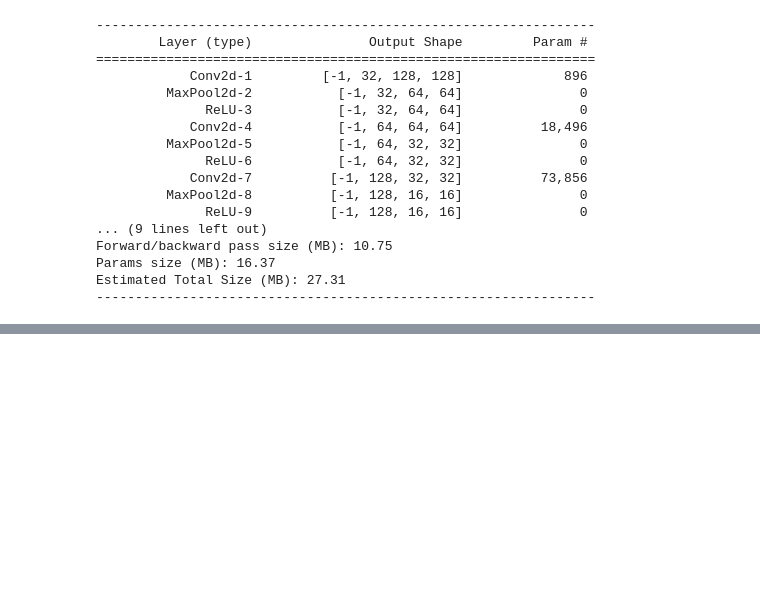
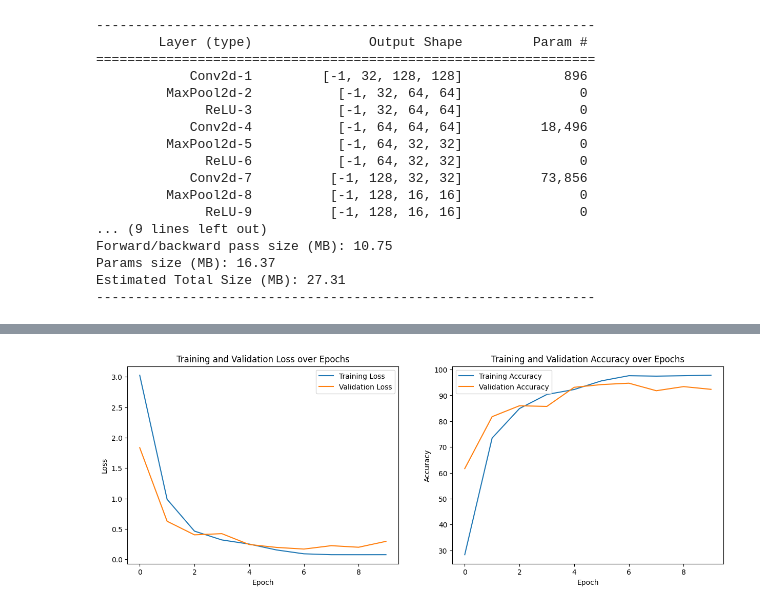
Before and after one commit to ronronrivera/deep_learning-notebooks, a Jupyter notebook: american-sign-language-detection.ipynb, the cells around one changed output, grey strips where cells are left out. Drawn from its saved outputs; the diff is of its cells as text; code cells hidden in the pictures; blank space fills up the shorter version.

Commit message:
test the model and it return with 97% test accuracy, also visualize the loss and accuracy for better understanding of the model, ready to test on my machine for inference

```diff
--- a/american-sign-language-detection.ipynb
+++ b/american-sign-language-detection.ipynb
@@ -301,0 +332,26 @@ Validation Accuracy: 95.50%
+# %%
+import matplotlib.pyplot as plt
+
+# 1. Create subplots
+fig, axs = plt.subplots(nrows=1, ncols=2, figsize=(15, 5))
+
+# 2. Left Subplot: Loss
+axs[0].plot(total_loss_train_plot, label='Training Loss')  # Fixed .plt to .plot
+axs[0].plot(total_loss_val_plot, label='Validation Loss')  # Fixed .plt to .plot
+axs[0].set_title('Training and Validation Loss over Epochs')
+axs[0].set_xlabel('Epoch')
+axs[0].set_ylabel('Loss')
+axs[0].legend()
+
+# 3. Right Subplot: Accuracy
+axs[1].plot(total_acc_train_plot, label='Training Accuracy')  # Fixed .plt to .plot
+axs[1].plot(total_acc_val_plot, label='Validation Accuracy')  # Fixed .plt to .plot and fixed typo
+axs[1].set_title('Training and Validation Accuracy over Epochs')
+axs[1].set_xlabel('Epoch')
+axs[1].set_ylabel('Accuracy')  # Fixed 'Loss' to 'Accuracy'
+axs[1].legend()
+
+# 4. Display the figure
+plt.show()  # Fixed plot.show() to plt.show()
+# %% [output]
+[figure, added]
```
Also changed, not shown: parts of 5 cells of this notebook.
